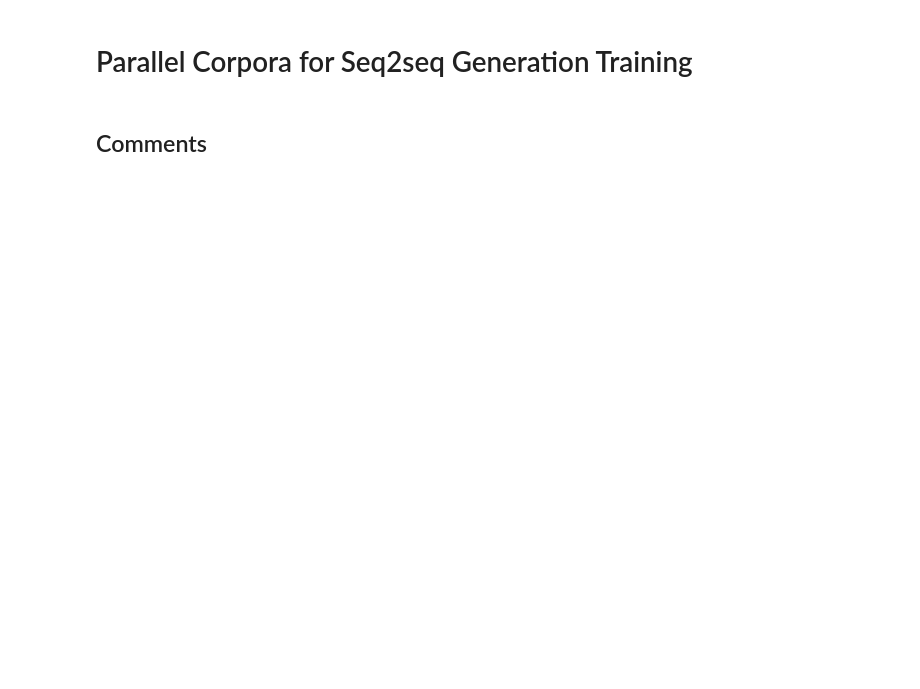
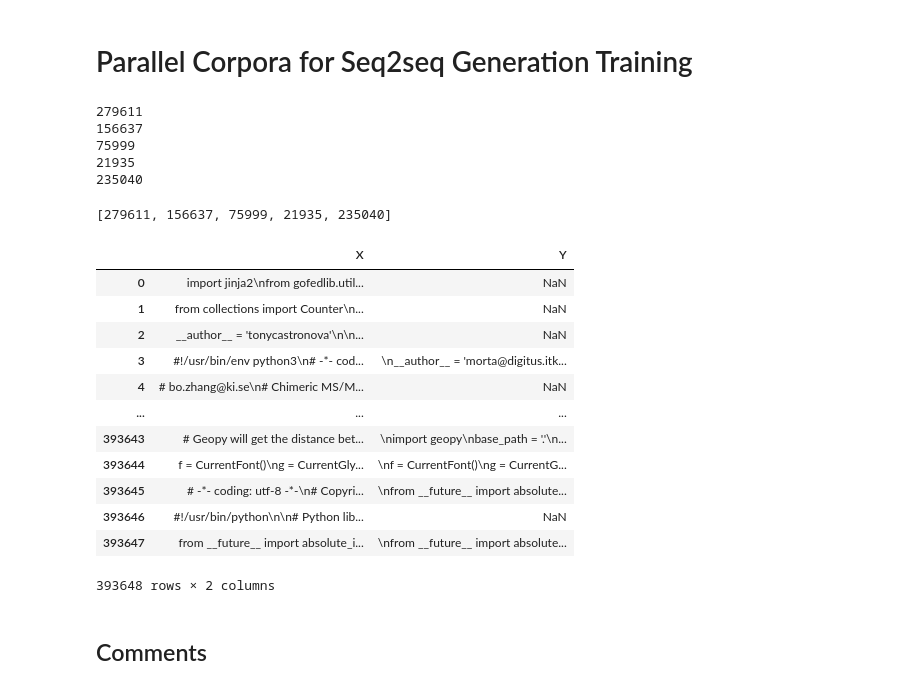
Before and after one commit to tradejack/code-style-probing, a Jupyter notebook: parallel_corpora_gen.ipynb, the cells around one changed output. Drawn from its saved outputs; the diff is of its cells as text; code cells hidden in the pictures; blank space fills up the shorter version.

```diff
--- a/parallel_corpora_gen.ipynb
+++ b/parallel_corpora_gen.ipynb
@@ -7,0 +9,4 @@ from tqdm.auto import tqdm
+# %%
+sample_df = pd.read_csv("/data/users/cting3/CodeNest/code-style-probing/data/eval_parallel_corpora/eval_set_individual_feat.csv")
+# %%
+df = sample_df
@@ -7,0 +23,35 @@ from tqdm.auto import tqdm
+# %%
+for idx, feature_df in enumerate(df_list):
+    feature_df = feature_df[feature_df["X"].notnull()]
+    feature_df = feature_df[feature_df["Y"].notnull()]
+    feature_df = feature_df.query(f"X != Y")
+    print(len(feature_df))
+    df_list[idx] = feature_df
+# %% [output]
+279611
+156637
+75999
+21935
+235040
+# %%
+[len(feat_df) for feat_df in df_list]
+# %% [output]
+[279611, 156637, 75999, 21935, 235040]
+# %%
+uncommented_df = df[["content", "uncommented_content"]].rename(columns={"content": "X", "uncommented_content": "Y"})
+# %%
+uncommented_df
+# %% [output]
+|  | X | Y |
+| 0 | import jinja2\nfrom gofedlib.util... | NaN |
+| 1 | from collections import Counter\n... | NaN |
+| 2 | __author__ = 'tonycastronova'\n\n... | NaN |
+| 3 | #!/usr/bin/env python3\n# -*- cod... | \n__author__ = 'morta@digitus.itk... |
+| 4 | # bo.zhang@ki.se\n# Chimeric MS/M... | NaN |
+| ... | ... | ... |
+| 393643 | # Geopy will get the distance bet... | \nimport geopy\nbase_path = '.'\n... |
+| 393644 | f = CurrentFont()\ng = CurrentGly... | \nf = CurrentFont()\ng = CurrentG... |
+| 393645 | # -*- coding: utf-8 -*-\n# Copyri... | \nfrom __future__ import absolute... |
+| 393646 | #!/usr/bin/python\n\n# Python lib... | NaN |
+| 393647 | from __future__ import absolute_i... | \nfrom __future__ import absolute... |
+393648 rows × 2 columns
```
Also changed, not shown: parts of 23 cells of this notebook, 7 other files.
